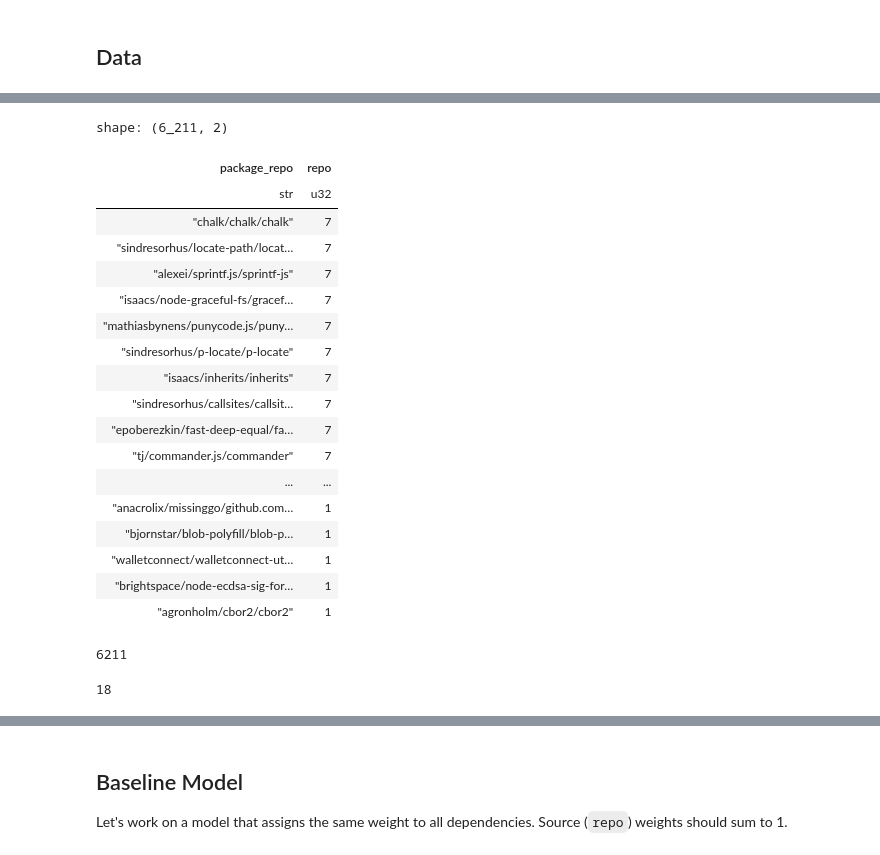
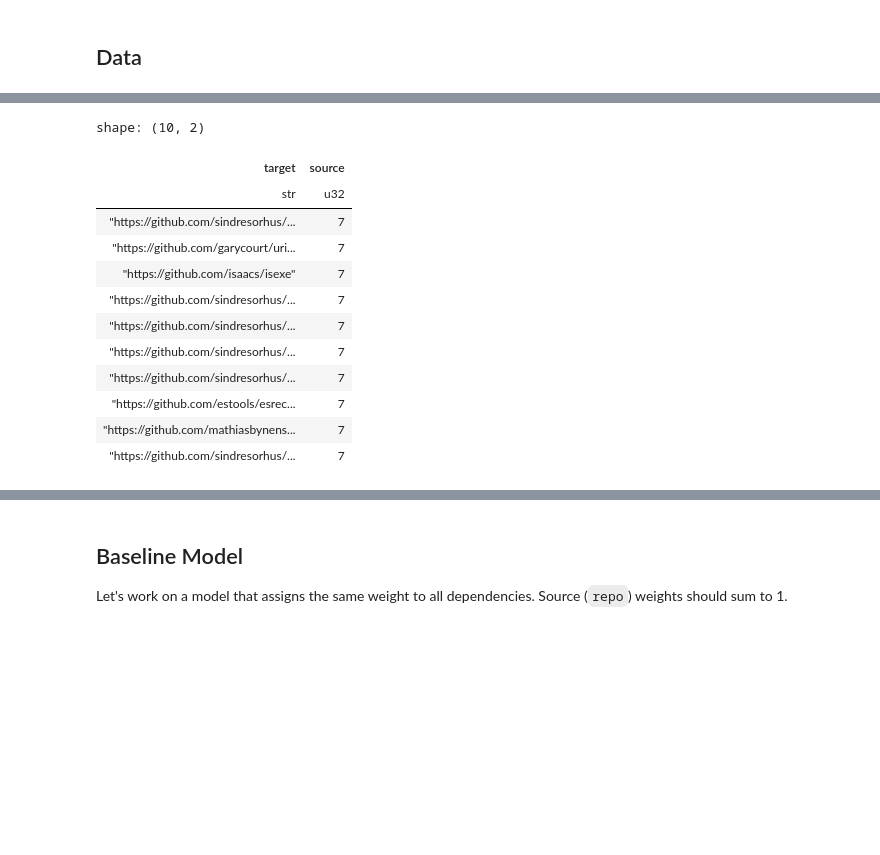
Before and after one commit to maxwshen/predictive-funding-challenge, a Jupyter notebook: exploration.ipynb, the cells around one changed output, grey strips where cells are left out. Saved outputs shown, nothing was run; the diff lists cells and outputs as text; code cells hidden in the pictures; blank space fills up the shorter version.

```diff
--- a/exploration.ipynb
+++ b/exploration.ipynb
@@ -4,6 +4,11 @@
 A small exploration of the graph of dependencies to understand the data and the structure of the graph.
 # %% [markdown]
 ## Data
+# %%
+import polars as pl
+
+_ = pl.Config.set_tbl_rows(20)
+_ = pl.Config.set_fmt_str_lengths(100)
 # %%
 import json
 import urllib.request
@@ -14,7 +54,0 @@ with urllib.request.urlopen(url) as response:
-# %%
-import polars as pl
-
-pl.Config.set_tbl_rows(20)
-
-df = pl.read_csv('https://raw.githubusercontent.com/deepfunding/dependency-graph/refs/heads/main/graph/unweighted_graph.csv')
-df.sample(10)
@@ -63,18 +74,10 @@ shape: (4, 2)
-# %%
-df = df.with_columns(
-    pl.concat_str(
-        [
-            pl.col("seed_repo_owner"),
-            pl.col("seed_repo_name"),
-        ],
-        separator="/"
-    ).alias("repo"),
-    pl.concat_str(
-        [
-            pl.col("package_repo_owner"),
-            pl.col("package_repo_name"),
-            pl.col("package_name"),
-        ],
-        separator="/"
-    ).alias("package_repo"),
-)
+# %%
+# Split source and target URLs into organization and repository components
+df = df.with_columns([
+    pl.col("source").str.extract(r"https://github.com/([^/]+)/([^/]+)$", 1).alias("source_organization"),
+    pl.col("source").str.extract(r"https://github.com/([^/]+)/([^/]+)$", 2).alias("source_repository"),
+    pl.col("target").str.extract(r"https://github.com/([^/]+)/([^/]+)$", 1).alias("target_organization"),
+    pl.col("target").str.extract(r"https://github.com/([^/]+)/([^/]+)$", 2).alias("target_repository")
+])
+
+df.sample(10)
@@ -103,30 +120,16 @@ shape: (18, 2)
 # %%
-df.group_by("package_repo").agg(pl.col("repo").n_unique()).sort("repo", descending=True)
+df.group_by("target").agg(pl.col("source").n_unique()).sort("source", descending=True).head(10)
 # %% [output]
-shape: (6_211, 2)
+shape: (10, 2)
-| package_repo | repo |
+| target | source |
 | str | u32 |
-| "chalk/chalk/chalk" | 7 |
-| "sindresorhus/locate-path/locat… | 7 |
-| "alexei/sprintf.js/sprintf-js" | 7 |
-| "isaacs/node-graceful-fs/gracef… | 7 |
-| "mathiasbynens/punycode.js/puny… | 7 |
-| "sindresorhus/p-locate/p-locate" | 7 |
-| "isaacs/inherits/inherits" | 7 |
-| "sindresorhus/callsites/callsit… | 7 |
-| "epoberezkin/fast-deep-equal/fa… | 7 |
-| "tj/commander.js/commander" | 7 |
-| ... | ... |
-| "anacrolix/missinggo/github.com… | 1 |
-| "bjornstar/blob-polyfill/blob-p… | 1 |
-| "walletconnect/walletconnect-ut… | 1 |
-| "brightspace/node-ecdsa-sig-for… | 1 |
-| "agronholm/cbor2/cbor2" | 1 |
+| "https://github.com/sindresorhus/... | 7 |
+| "https://github.com/garycourt/uri... | 7 |
+| "https://github.com/isaacs/isexe" | 7 |
+| "https://github.com/sindresorhus/... | 7 |
+| "https://github.com/sindresorhus/... | 7 |
+| "https://github.com/sindresorhus/... | 7 |
+| "https://github.com/sindresorhus/... | 7 |
+| "https://github.com/estools/esrec... | 7 |
+| "https://github.com/mathiasbynens... | 7 |
+| "https://github.com/sindresorhus/... | 7 |
-# %%
-df.select("package_repo").n_unique()
-# %% [output]
-6211
-# %%
-df.select("repo").n_unique()
-# %% [output]
-18
```
Also changed, not shown: parts of 17 cells of this notebook.
